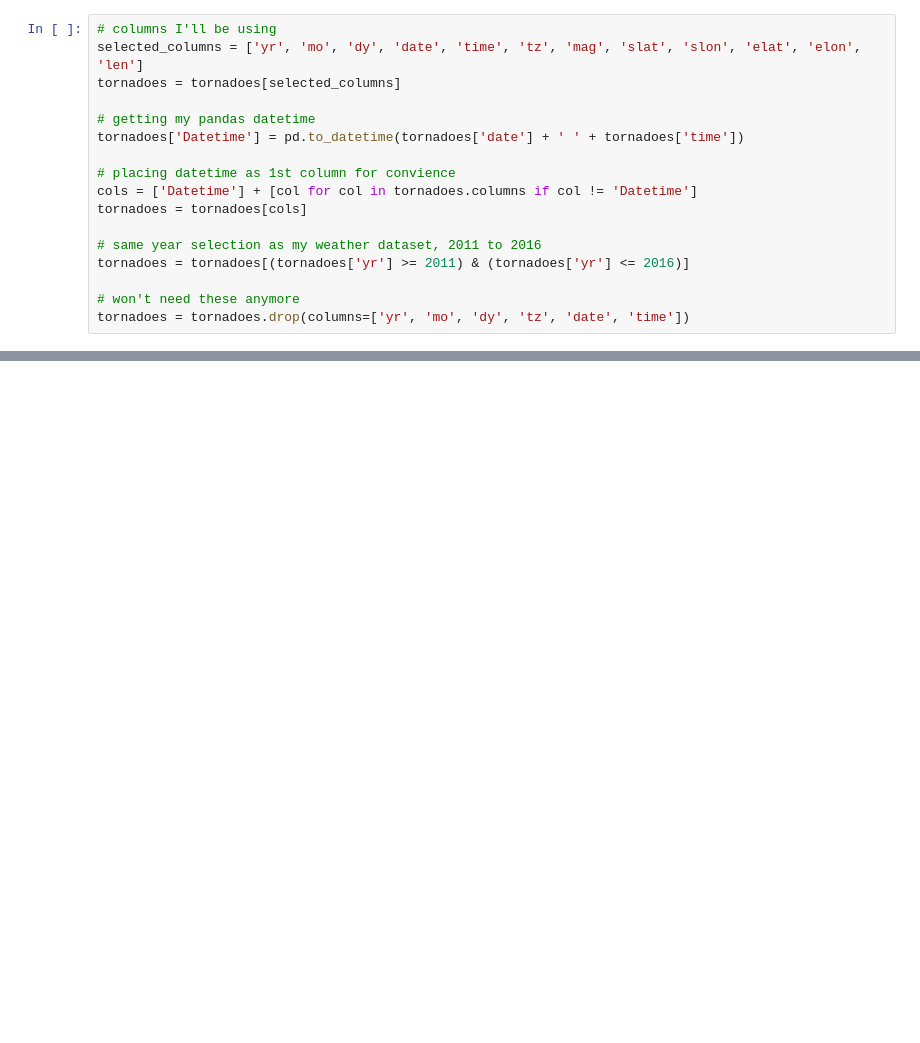
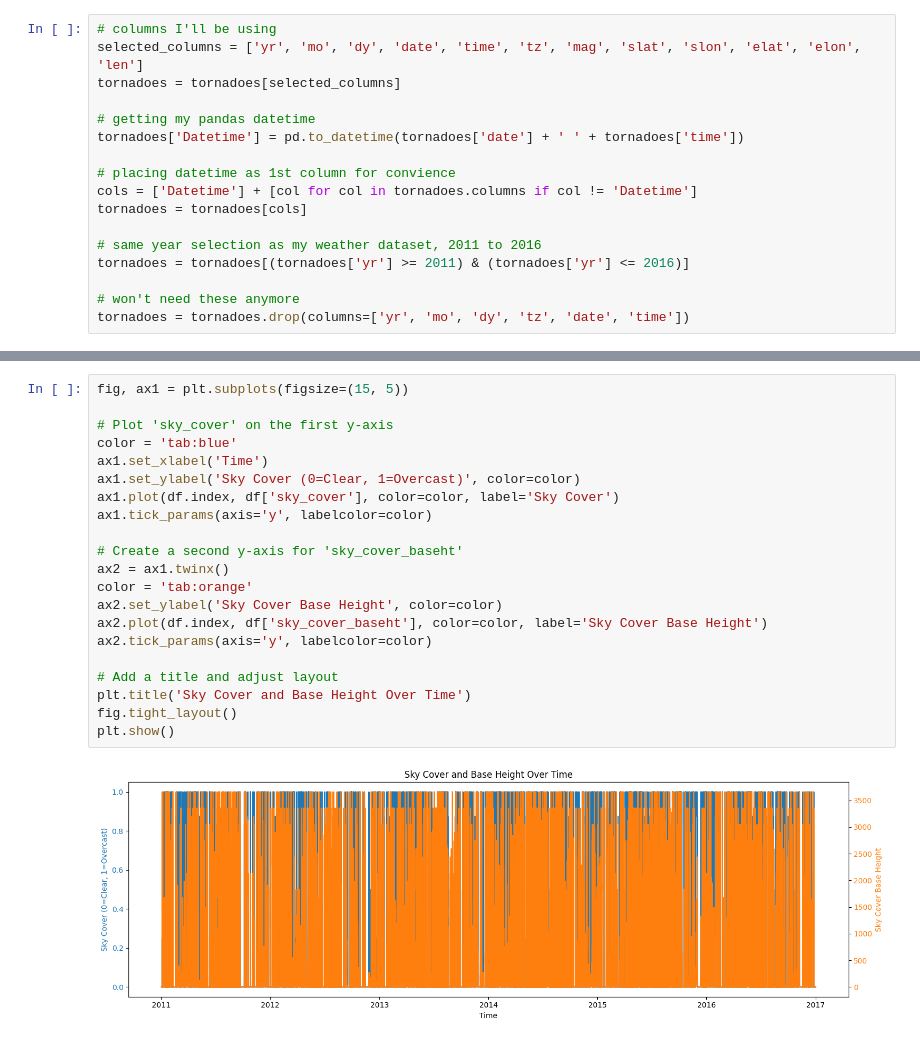
Before and after one commit to SweeneyCoder21/cmse492_project, a Jupyter notebook: data/processsed/tornado.ipynb, the cells around one changed output, grey strips where cells are left out. Cells and saved outputs as stored; diff of their text form; blank space fills up the shorter version.

```diff
--- a/data/processsed/tornado.ipynb
+++ b/data/processsed/tornado.ipynb
@@ -173,0 +476,23 @@ plt.show()
+# %%
+fig, ax1 = plt.subplots(figsize=(15, 5))
+
+# Plot 'sky_cover' on the first y-axis
+color = 'tab:blue'
+ax1.set_xlabel('Time')
+ax1.set_ylabel('Sky Cover (0=Clear, 1=Overcast)', color=color)
+ax1.plot(df.index, df['sky_cover'], color=color, label='Sky Cover')
+ax1.tick_params(axis='y', labelcolor=color)
+
+# Create a second y-axis for 'sky_cover_baseht'
+ax2 = ax1.twinx()
+color = 'tab:orange'
+ax2.set_ylabel('Sky Cover Base Height', color=color)
+ax2.plot(df.index, df['sky_cover_baseht'], color=color, label='Sky Cover Base Height')
+ax2.tick_params(axis='y', labelcolor=color)
+
+# Add a title and adjust layout
+plt.title('Sky Cover and Base Height Over Time')
+fig.tight_layout()
+plt.show()
+# %% [output]
+[figure, added]
```
Also changed, not shown: parts of 9 cells of this notebook, 1 other file.
